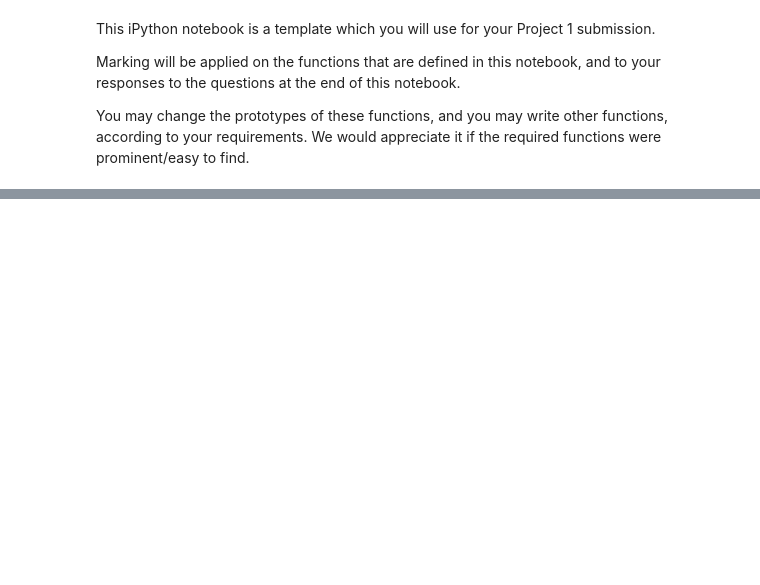
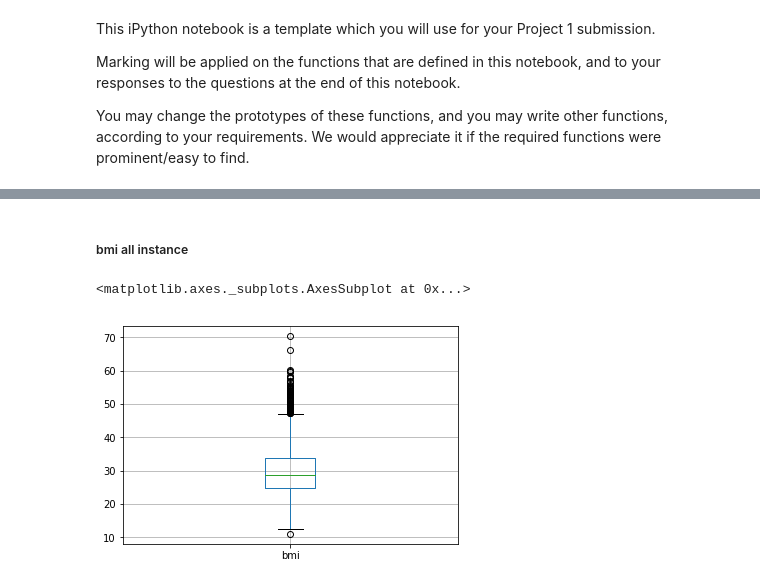
Before and after one commit to yangxvlin/Naive-Bayes-and-KNN-classifiers, a Jupyter notebook: 2020S2-proj1-Template.ipynb, the cells around one changed output, grey strips where cells are left out. Drawn from its saved outputs; the diff is of its cells as text; code cells hidden in the pictures; blank space fills up the shorter version.

```diff
--- a/2020S2-proj1-Template.ipynb
+++ b/2020S2-proj1-Template.ipynb
@@ -56,0 +496,7 @@ You should respond to questions 1-4. In question 2 (b) you can choose between tw
+# %% [markdown]
+##### bmi all instance
+# %%
+stroke_df.boxplot(column="bmi")
+# %% [output]
+<matplotlib.axes._subplots.AxesSubplot at 0x...>
+[figure, added]
```
Also changed, not shown: parts of 144 cells of this notebook, 2 other files.
